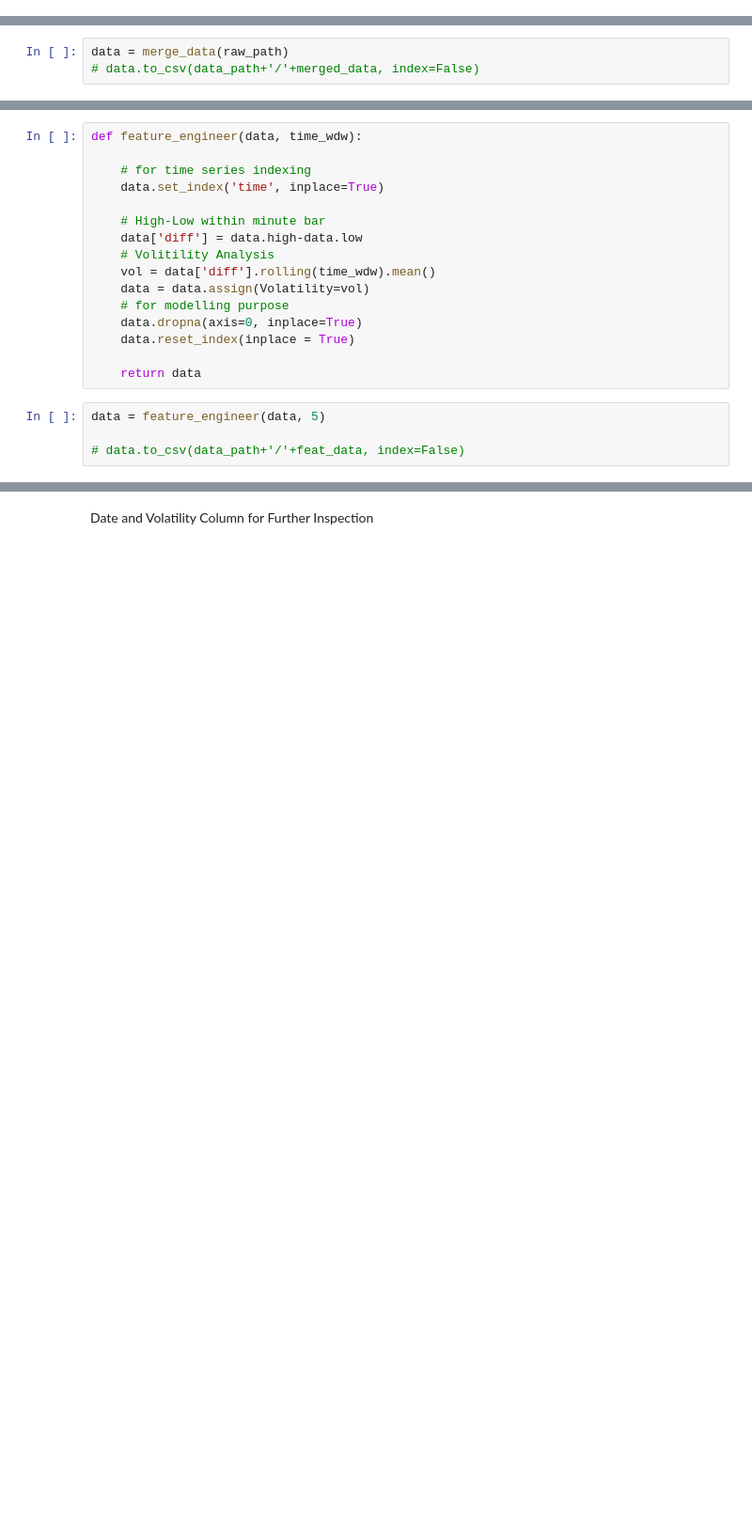
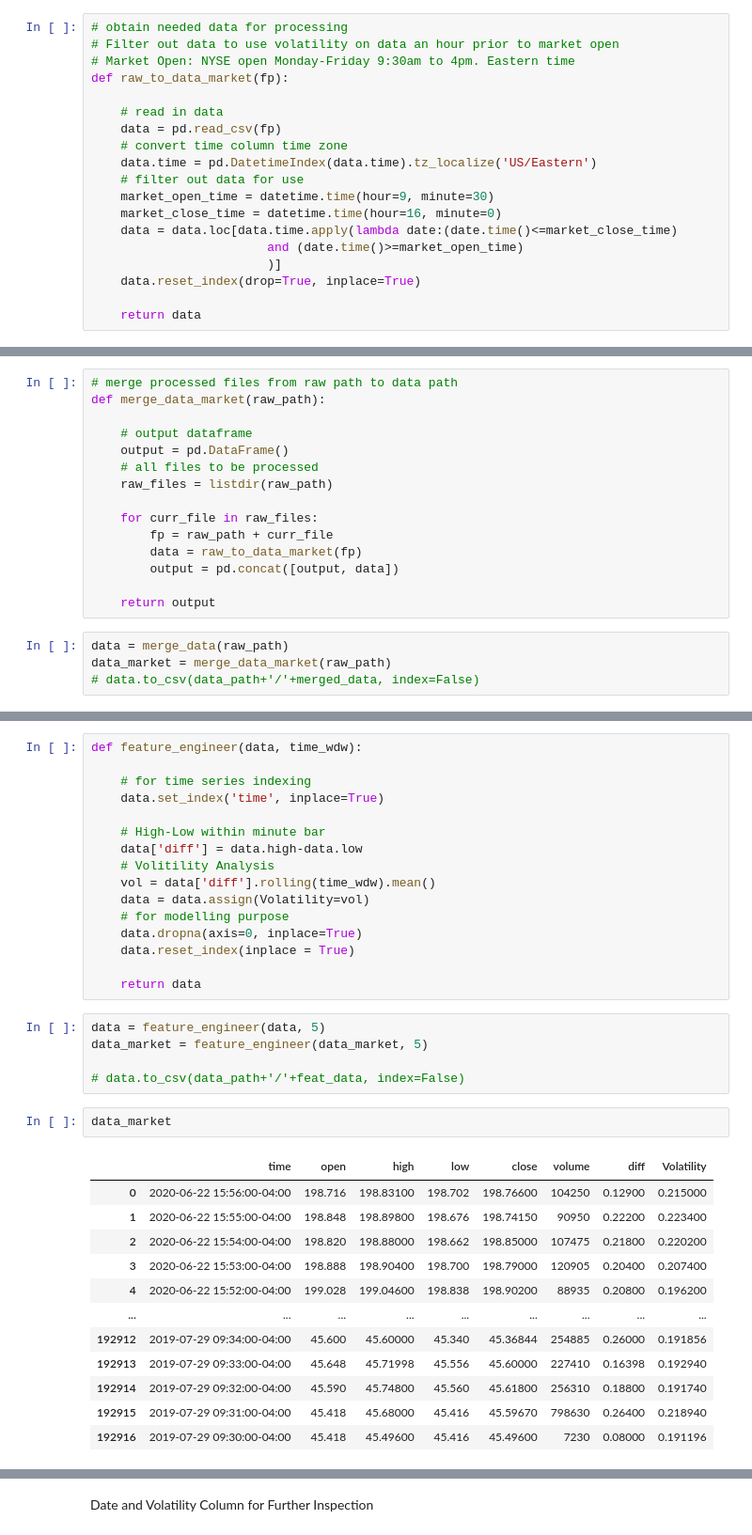
Before and after one commit to leeso1718/StockMarket_explainableAI, a Jupyter notebook: notebooks/data_nb/data_pipeline.ipynb, the cells around one changed output, grey strips where cells are left out. Shown at 94% size. Drawn from its saved outputs; the diff is of its cells as text; blank space fills up the shorter version.

```diff
--- a/notebooks/data_nb/data_pipeline.ipynb
+++ b/notebooks/data_nb/data_pipeline.ipynb
@@ -37,6 +38,25 @@ def raw_to_data(fp):
     data.reset_index(drop=True, inplace=True)
 
     return data
+# %%
+# obtain needed data for processing
+# Filter out data to use volatility on data an hour prior to market open
+# Market Open: NYSE open Monday-Friday 9:30am to 4pm. Eastern time
+def raw_to_data_market(fp):
+
+    # read in data
+    data = pd.read_csv(fp)
+    # convert time column time zone
+    data.time = pd.DatetimeIndex(data.time).tz_localize('US/Eastern')
+    # filter out data for use
+    market_open_time = datetime.time(hour=9, minute=30)
+    market_close_time = datetime.time(hour=16, minute=0)
+    data = data.loc[data.time.apply(lambda date:(date.time()<=market_close_time)
+                        and (date.time()>=market_open_time)
+                        )]
+    data.reset_index(drop=True, inplace=True)
+
+    return data
 # %%
 # merge processed files from raw path to data path
 def merge_data(raw_path):
@@ -52,8 +72,24 @@ def merge_data(raw_path):
         output = pd.concat([output, data])
 
     return output
+# %%
+# merge processed files from raw path to data path
+def merge_data_market(raw_path):
+
+    # output dataframe
+    output = pd.DataFrame()
+    # all files to be processed
+    raw_files = listdir(raw_path)
+
+    for curr_file in raw_files:
+        fp = raw_path + curr_file
+        data = raw_to_data_market(fp)
+        output = pd.concat([output, data])
+
+    return output
 # %%
 data = merge_data(raw_path)
+data_market = merge_data_market(raw_path)
 # data.to_csv(data_path+'/'+merged_data, index=False)
 # %%
 # data = pd.read_csv(data_path+'/'+merged_data, parse_dates=['time'])
@@ -77,5 +113,21 @@ def feature_engineer(data, time_wdw):
     return data
 # %%
 data = feature_engineer(data, 5)
+data_market = feature_engineer(data_market, 5)
 
 # data.to_csv(data_path+'/'+feat_data, index=False)
+# %%
+data_market
+# %% [output]
+|  | time | open | high | low | close | volume | diff | Volatility |
+| 0 | 2020-06-22 15:56:00-04:00 | 198.716 | 198.83100 | 198.702 | 198.76600 | 104250 | 0.12900 | 0.215000 |
+| 1 | 2020-06-22 15:55:00-04:00 | 198.848 | 198.89800 | 198.676 | 198.74150 | 90950 | 0.22200 | 0.223400 |
+| 2 | 2020-06-22 15:54:00-04:00 | 198.820 | 198.88000 | 198.662 | 198.85000 | 107475 | 0.21800 | 0.220200 |
+| 3 | 2020-06-22 15:53:00-04:00 | 198.888 | 198.90400 | 198.700 | 198.79000 | 120905 | 0.20400 | 0.207400 |
+| 4 | 2020-06-22 15:52:00-04:00 | 199.028 | 199.04600 | 198.838 | 198.90200 | 88935 | 0.20800 | 0.196200 |
+| ... | ... | ... | ... | ... | ... | ... | ... | ... |
+| 192912 | 2019-07-29 09:34:00-04:00 | 45.600 | 45.60000 | 45.340 | 45.36844 | 254885 | 0.26000 | 0.191856 |
+| 192913 | 2019-07-29 09:33:00-04:00 | 45.648 | 45.71998 | 45.556 | 45.60000 | 227410 | 0.16398 | 0.192940 |
+| 192914 | 2019-07-29 09:32:00-04:00 | 45.590 | 45.74800 | 45.560 | 45.61800 | 256310 | 0.18800 | 0.191740 |
+| 192915 | 2019-07-29 09:31:00-04:00 | 45.418 | 45.68000 | 45.416 | 45.59670 | 798630 | 0.26400 | 0.218940 |
+| 192916 | 2019-07-29 09:30:00-04:00 | 45.418 | 45.49600 | 45.416 | 45.49600 | 7230 | 0.08000 | 0.191196 |
```
Also changed, not shown: parts of 10 cells of this notebook, 1 other file.
